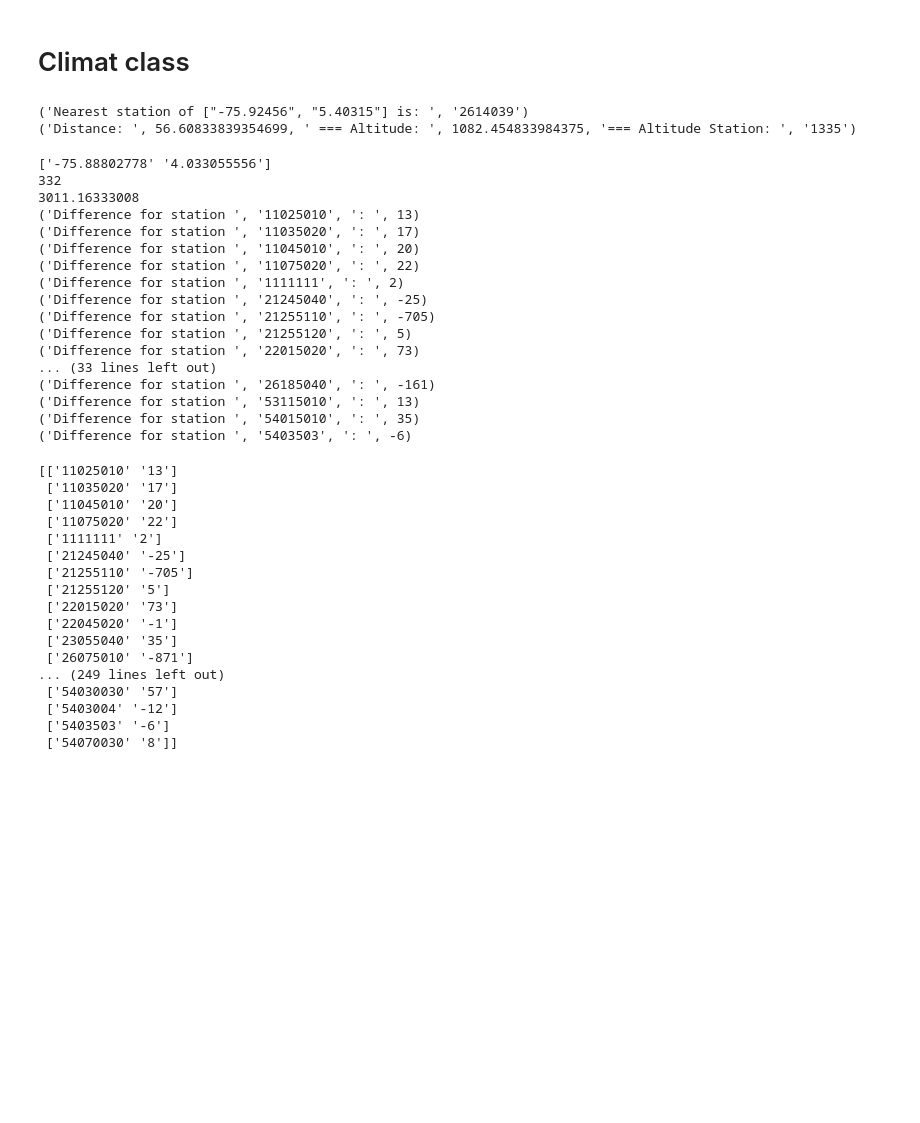
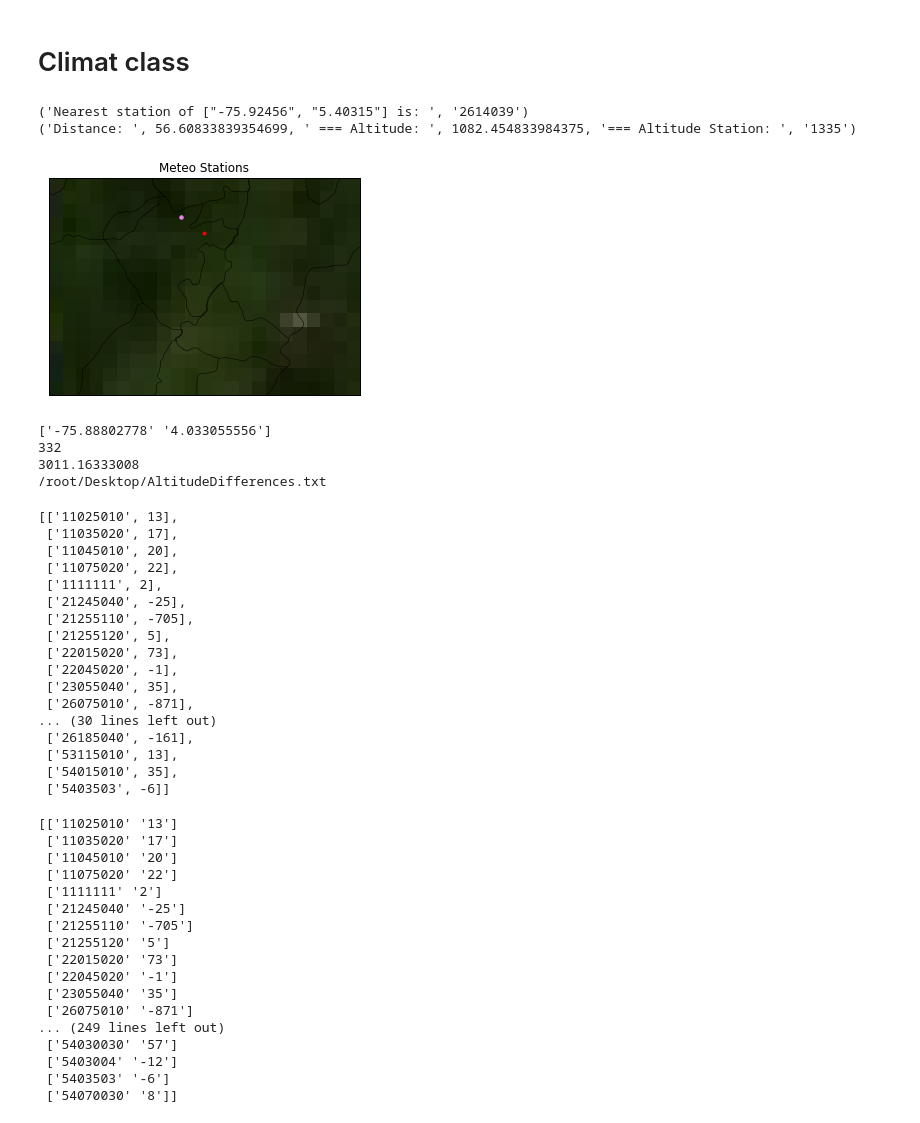
Before and after one commit to ThibaultSchowing/Bachelor_Thesis_2017_Sources, a Jupyter notebook: Notebook/Climat.ipynb, the cells around one changed output. Drawn from its saved outputs; the diff is of its cells as text; code cells hidden in the pictures; blank space fills up the shorter version.

```diff
--- a/Notebook/Climat.ipynb
+++ b/Notebook/Climat.ipynb
@@ -294,12 +294,20 @@ class Climat:
     '''
     def differenceAltitude(self):
         tab = []
+        text_file = open("/root/Desktop/AltitudeDifferences.txt", "w+")
+        text_file.write("Altitude differences between IDEAM/Cenicafe and Google Location API:")
+
         for station in self.getStations():
             altitudeData = self.getAltitudeStation(station)
             location = self.getLocation(station)
             altitudeGoogle = self.getAltitudePoint([location[1], location[0]])
             #print('Difference for station ', station , ': ', int(float(altitudeData) - altitudeGoogle))
             tab.append([station,int(float(altitudeData) - altitudeGoogle)])
+
+            # Writing in a file
+            text_file.write("\nStation {0}: Data Altitude is {1} and Google Location API altitude is {2}. Difference = {3}".format(station,altitudeData,altitudeGoogle, int(float(altitudeData) - altitudeGoogle)))
+        text_file.close()
+        print text_file.name
         return tab
 # %%
 '''
@@ -334,35 +342,36 @@ climat.loadClimatInfo("tmin", "2016")
 
 
 #print("List of meteo stations: " , climat.getStations())
 #print("Monthly measures for the station 2613505: ", climat.getMonthlyValues("2613505"))
 #print("Location of station 2613505: ", climat.getLocation("2613505"))
 #print("Distance between station 2613505 and station 11075020: ", climat.getDistanceBetweenStations("2613505","11075020"))
 
 
 # Test coordinates: point in Risaralda: lon -75.80808, lat 4.82729
 
 
 #climat.showMapStations("risaralda", ["2613505"], [["-75.80808", "4.82729"]], "bluemarble")
 
 #nearestStationTest1 = climat.getNearestStation(["-75.80808", "4.82729"])
 #print("Nearest station of [\"-75.80808\", \"4.82729\"] is: ", nearestStationTest1)
 #print("Distance: ", climat.getDistToStation("-75.80808", "4.82729", "2613505"))
 #climat.showMapStations("risaralda", nearestStationTest1, [["-75.80808", "4.82729"]], "bluemarble")
 
-####nearestStationTest2 = climat.getNearestStation(["-75.92456", "5.40315"])
+#nearestStationTest2 = climat.getNearestStation(["-75.92456", "5.40315"])
 
 print("Nearest station of [\"-75.92456\", \"5.40315\"] is: ",
       climat.getNearestStation(["-75.92456", "5.40315"]))
 
 print('Distance: ' ,
       climat.getDistToStation("-75.92456", "5.40315", "2613505"),
       " === Altitude: ",
       climat.getAltitudePoint(["5.40315","-75.92456"]),
      "=== Altitude Station: ", climat.getAltitudeStation("2613505"))
-#climat.showMapStations("risaralda", nearestStationTest2, [["-75.92456", "5.40315"]], "bluemarble")
+climat.showMapStations("risaralda", nearestStationTest2, [["-75.92456", "5.40315"]], "bluemarble")
 # %% [output]
 ('Nearest station of ["-75.92456", "5.40315"] is: ', '2614039')
 ('Distance: ', 56.60833839354699, ' === Altitude: ', 1082.454833984375, '=== Altitude Station: ', '1335')
+[figure, added]
 # %%
 
 
@@ -376,20 +385,24 @@ climat.differenceAltitude()
 ['-75.88802778' '4.033055556']
 332
 3011.16333008
-('Difference for station ', '11025010', ': ', 13)
-('Difference for station ', '11035020', ': ', 17)
-('Difference for station ', '11045010', ': ', 20)
-('Difference for station ', '11075020', ': ', 22)
-('Difference for station ', '1111111', ': ', 2)
-('Difference for station ', '21245040', ': ', -25)
-('Difference for station ', '21255110', ': ', -705)
-('Difference for station ', '21255120', ': ', 5)
-('Difference for station ', '22015020', ': ', 73)
-... (33 lines left out)
-('Difference for station ', '26185040', ': ', -161)
-('Difference for station ', '53115010', ': ', 13)
-('Difference for station ', '54015010', ': ', 35)
-('Difference for station ', '5403503', ': ', -6)
+/root/Desktop/AltitudeDifferences.txt
+[['11025010', 13],
+ ['11035020', 17],
+ ['11045010', 20],
+ ['11075020', 22],
+ ['1111111', 2],
+ ['21245040', -25],
+ ['21255110', -705],
+ ['21255120', 5],
+ ['22015020', 73],
+ ['22045020', -1],
+ ['23055040', 35],
+ ['26075010', -871],
+... (30 lines left out)
+ ['26185040', -161],
+ ['53115010', 13],
+ ['54015010', 35],
+ ['5403503', -6]]
 # %%
 meteoTmin2016 = Climat("/mnt/hgfs/sharedKali/TB_Data_Meteo/outputs_yearly_v2_2011_2016/")
 meteoTmin2016.loadClimatInfo("tmin", "2016")
```
